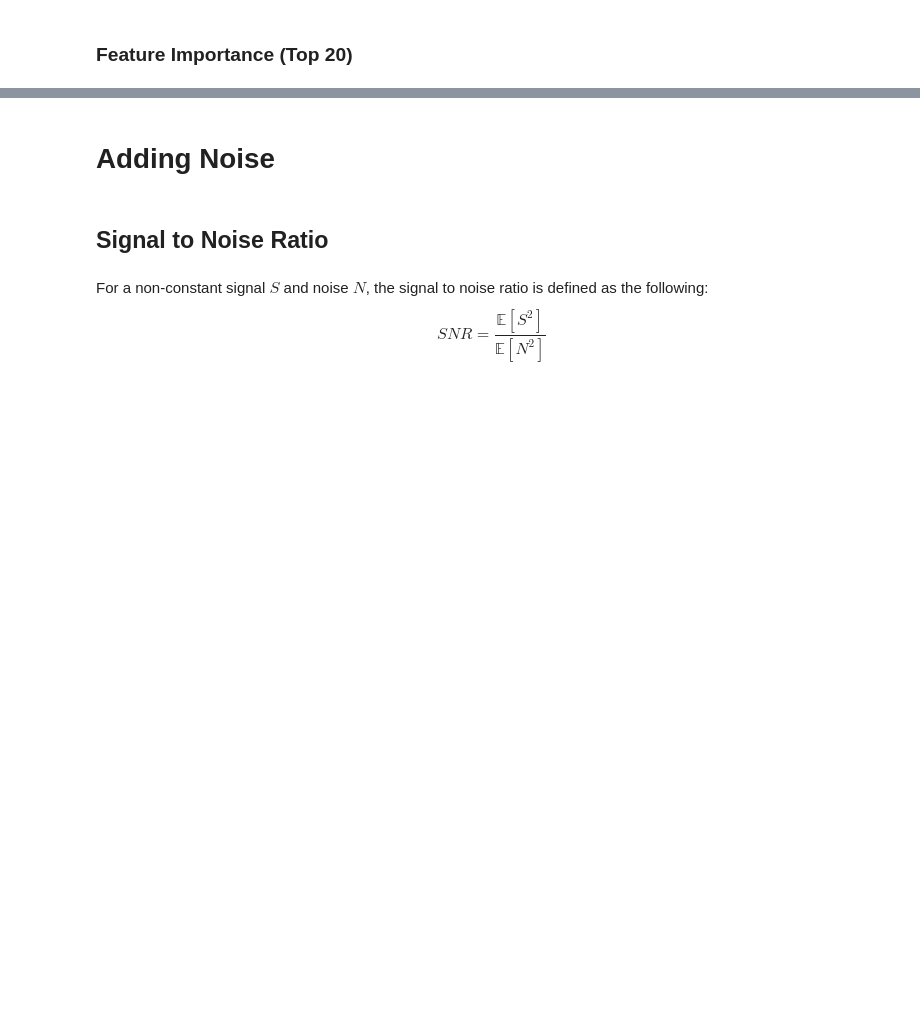
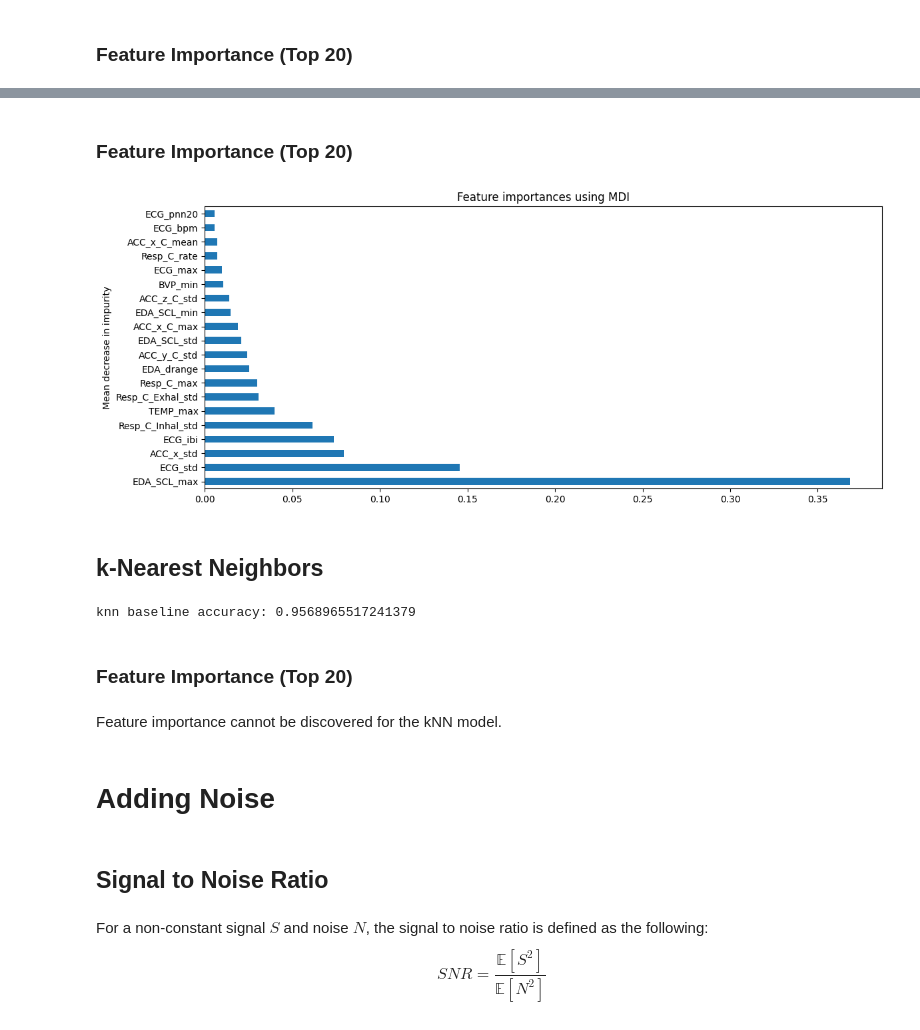
Before and after one commit to AbdulAlkurdi/anxietyFB, a Jupyter notebook: Feature Based Model WESAD.ipynb, the cells around one changed output, grey strips where cells are left out. Saved outputs shown, nothing was run; the diff lists cells and outputs as text; code cells hidden in the pictures; blank space fills up the shorter version.

```diff
--- a/Feature Based Model WESAD.ipynb
+++ b/Feature Based Model WESAD.ipynb
@@ -833,3 +308,35 @@ pd.Series(abs(clf.coef_[0]), index=features).nlargest(10).plot(kind='barh')
+# %% [markdown]
+### Feature Importance (Top 20)
+# %%
+dt_importances = pd.Series(clf.feature_importances_, index=features).sort_values(ascending=False)
+
+fig, ax = plt.subplots(figsize=(12, 5))
+dt_importances[:20].plot.barh(ax=ax)
+ax.set_title("Feature importances using MDI")
+ax.set_ylabel("Mean decrease in impurity")
+fig.tight_layout()
+# %% [output]
+[figure, added]
+# %% [markdown]
+## k-Nearest Neighbors
+# %%
+
+nca = NeighborhoodComponentsAnalysis(random_state=42)
+knn = KNeighborsClassifier() #(n_neighbors=3)
+
+
+#y_pred = knn.predict(X_test)
+#knn_baseline_acc = accuracy_score(y_test, y_pred)
+nca_pipe = Pipeline([('nca', nca), ('knn', knn)])
+nca_pipe.fit(X_train, y_train)
+knn_baseline_acc = nca_pipe.score(X_test, y_test)
+print('knn baseline accuracy: ' + str(knn_baseline_acc))
+# %% [output]
+knn baseline accuracy: 0.9568965517241379
+# %% [markdown]
+### Feature Importance (Top 20)
+# %% [markdown]
+Feature importance cannot be discovered for the kNN model.
 # %% [markdown]
 # Adding Noise
 # %% [markdown]
```
Also changed, not shown: parts of 113 cells of this notebook, 21 other files.
